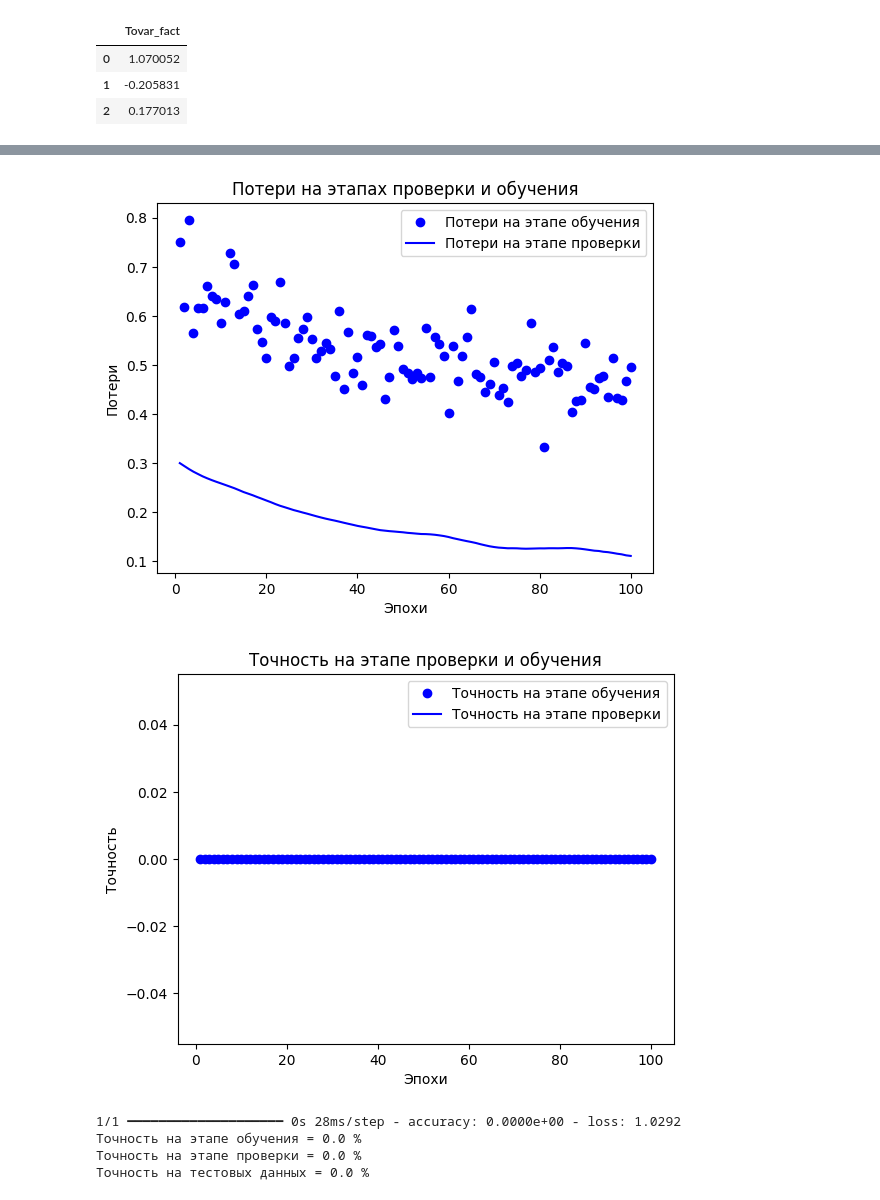
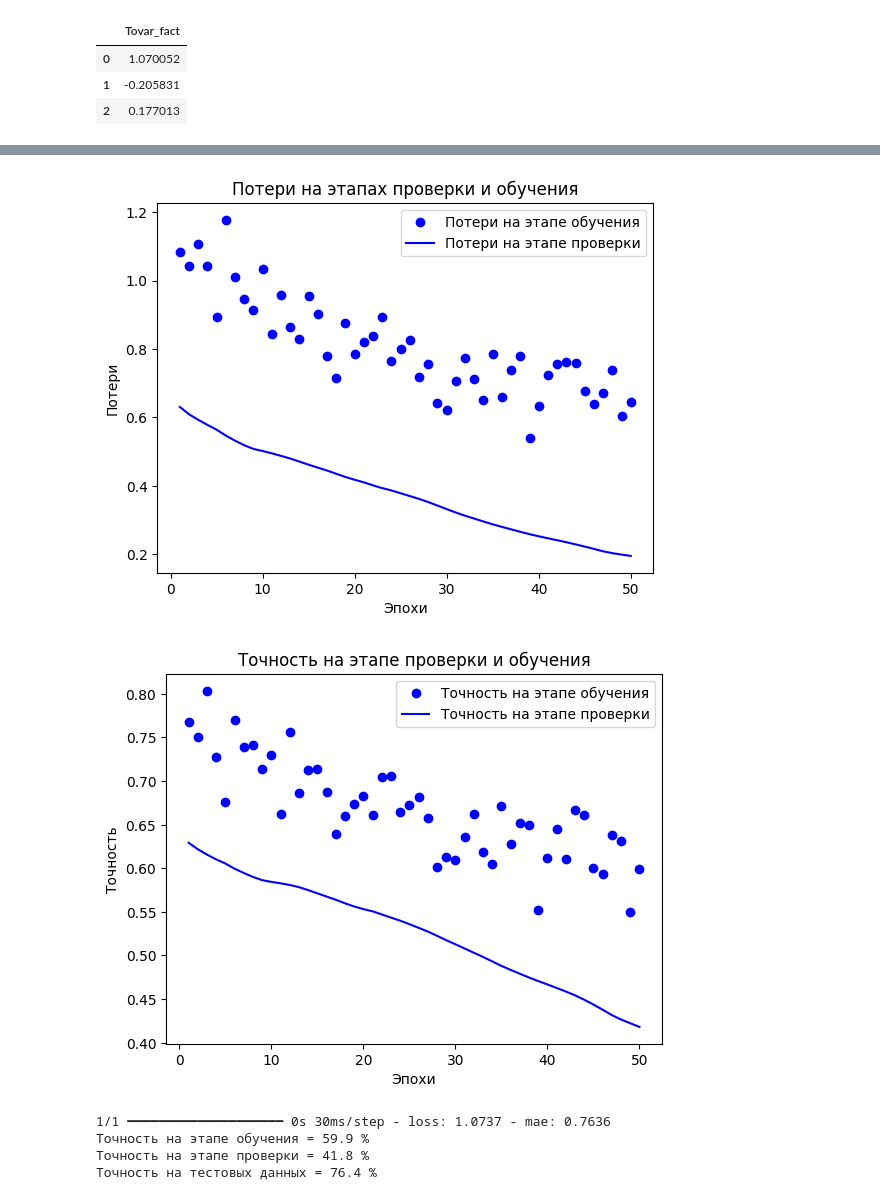
Before and after one commit to Maxxx-VS/The-Founder, a Jupyter notebook: 26_4_FastAPI.ipynb, the cells around one changed output, grey strips where cells are left out. Cells and saved outputs as stored; diff of their text form; code cells hidden in the pictures.

```diff
--- a/26_4_FastAPI.ipynb
+++ b/26_4_FastAPI.ipynb
@@ -71,6 +80,10 @@ X_train, X_test, y_train, y_test = train_test_split(x_data, y_data, test_size=0.
 model = models.Sequential()
 model.add(layers.Dense(40, activation='relu', input_shape=(3,)))
 model.add(layers.Dropout(0.3))
+model.add(layers.Dense(20, activation='relu'))
+model.add(layers.Dropout(0.3))
+model.add(layers.Dense(10, activation='relu'))
+model.add(layers.Dropout(0.3))
 model.add(layers.Dense(1, activation='linear'))
 
 model.summary()
@@ -90,7 +111,7 @@ Model: "sequential_82"
  Non-trainable params: 0 (0.00 B)
 # %%
-EPOCHS = 100
+EPOCHS = 50
 BATCH_SIZE = 32
-model.compile(optimizer='adam', loss='mse', metrics=['accuracy'])
+model.compile(optimizer='adam', loss='mse', metrics=['mae'])
 history = model.fit(X_train, y_train, epochs=EPOCHS, batch_size=BATCH_SIZE, validation_split=0.1)
 # %% [output]
@@ -114 +137,34 @@ Epoch 100/100
+# %%
+history_dict = history.history
+epochs = range(1, len(history_dict['loss'])+1)
+
+plt.plot(epochs, history_dict['loss'], 'bo', label='Потери на этапе обучения')
+plt.plot(epochs, history_dict['val_loss'], 'b', label='Потери на этапе проверки')
+plt.title('Потери на этапах проверки и обучения')
+plt.xlabel('Эпохи')
+plt.ylabel('Потери')
+plt.legend()
+plt.show()
+
+plt.clf() # Очистить рисунок
+plt.plot(epochs, history_dict['mae'], 'bo', label='Точность на этапе обучения')
+plt.plot(epochs, history_dict['val_mae'], 'b', label='Точность на этапе проверки')
+plt.title('Точность на этапе проверки и обучения')
+plt.xlabel('Эпохи')
+plt.ylabel('Точность')
+plt.legend()
+plt.show()
+print()
+
+test_loss, test_accuracy = model.evaluate(X_test, y_test)
+print(f"Точность на этапе обучения = {round((history_dict['mae'][-1]*100), 1)} %")
+print(f"Точность на этапе проверки = {round((history_dict['val_mae'][-1]*100), 1)} %")
+print (f"Точность на тестовых данных = {round((test_accuracy*100), 1)} %")
+# %% [output]
+[figure, added]
+[figure, added]
+1/1 ━━━━━━━━━━━━━━━━━━━━ 0s 30ms/step - loss: 1.0737 - mae: 0.7636
+Точность на этапе обучения = 59.9 %
+Точность на этапе проверки = 41.8 %
+Точность на тестовых данных = 76.4 %
 # %%
@@ -116,33 +171,0 @@ loaded_model = tf.keras.models.load_model('/content/drive/MyDrive/Best_Models/ca
-# %%
-history_dict = history.history
-epochs = range(1, len(history_dict['loss'])+1)
-
-plt.plot(epochs, history_dict['loss'], 'bo', label='Потери на этапе обучения')
-plt.plot(epochs, history_dict['val_loss'], 'b', label='Потери на этапе проверки')
-plt.title('Потери на этапах проверки и обучения')
-plt.xlabel('Эпохи')
-plt.ylabel('Потери')
-plt.legend()
-plt.show()
-
-plt.clf() # Очистить рисунок
-plt.plot(epochs, history_dict['accuracy'], 'bo', label='Точность на этапе обучения')
-plt.plot(epochs, history_dict['val_accuracy'], 'b', label='Точность на этапе проверки')
-plt.title('Точность на этапе проверки и обучения')
-plt.xlabel('Эпохи')
-plt.ylabel('Точность')
-plt.legend()
-plt.show()
-print()
-
-test_loss, test_accuracy = model.evaluate(X_test, y_test)
-print(f"Точность на этапе обучения = {round((history_dict['accuracy'][-1]*100), 1)} %")
-print(f"Точность на этапе проверки = {round((history_dict['val_accuracy'][-1]*100), 1)} %")
-print (f"Точность на тестовых данных = {round((test_accuracy*100), 1)} %")
-# %% [output]
-[figure, removed]
-[figure, removed]
-1/1 ━━━━━━━━━━━━━━━━━━━━ 0s 28ms/step - accuracy: 0.0000e+00 - loss: 1.0292
-Точность на этапе обучения = 0.0 %
-Точность на этапе проверки = 0.0 %
-Точность на тестовых данных = 0.0 %
```
Also changed, not shown: parts of 16 cells of this notebook.
